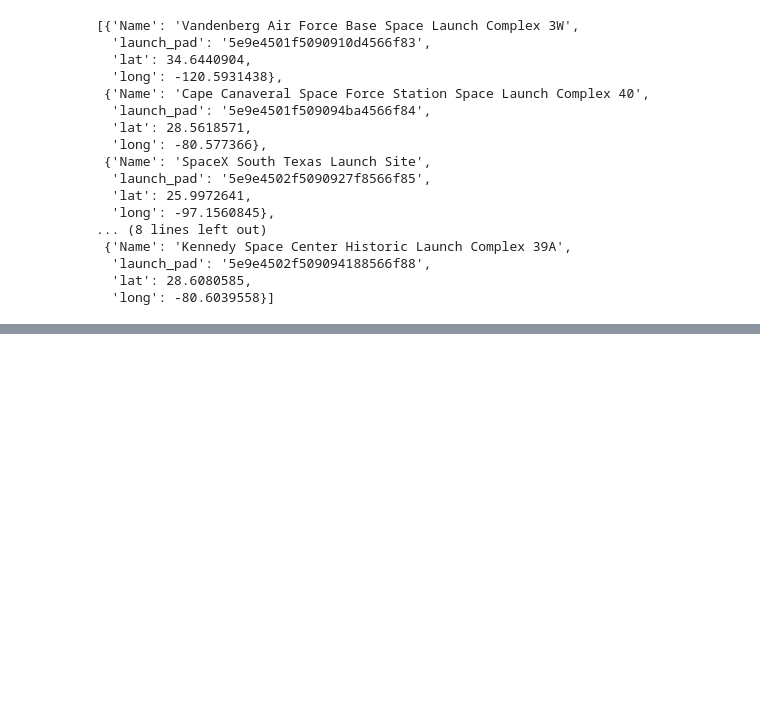
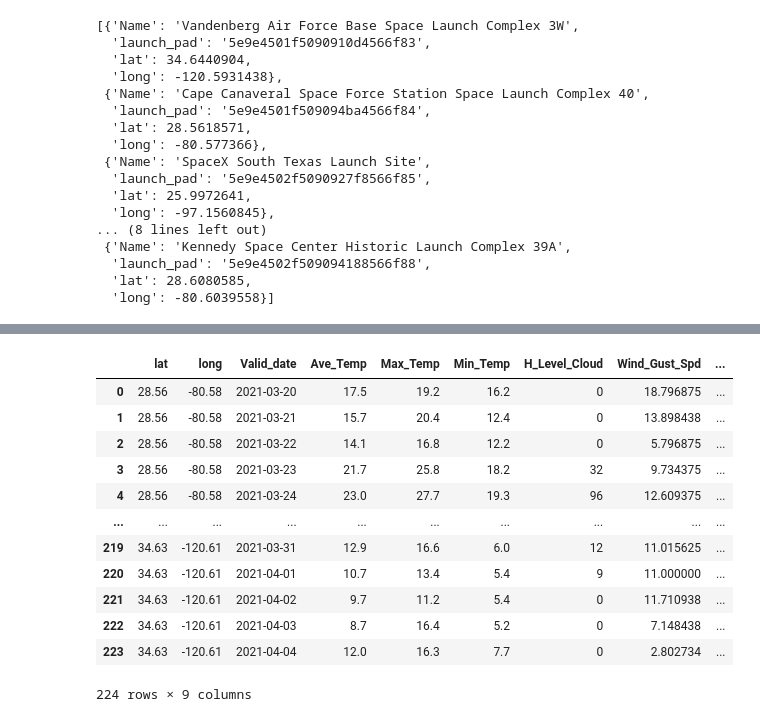
Before and after one commit to briennecole/Space_Project_tempname, a Jupyter notebook: Space_X.ipynb, the cells around one changed output, grey strips where cells are left out. Cells and saved outputs as stored; diff of their text form; code cells hidden in the pictures; blank space fills up the shorter version.

```diff
--- a/Space_X.ipynb
+++ b/Space_X.ipynb
@@ -161,8 +162,14 @@ for index, row in launch_location.iterrows():
 
     for result in address_j["data"]:
         post= {"lat": address_j["lat"],
-              "long":address_j["lon"],
-              "Valid_date":result["valid_date"],}
+               "long":address_j["lon"],
+               "Valid_date":result["valid_date"],
+               "Ave_Temp": result["temp"],
+               "Max_Temp":result["max_temp"],
+               "Min_Temp": result["min_temp"],
+               "H_Level_Cloud":result["clouds_hi"],
+               "Wind_Gust_Spd":result["wind_gust_spd"],
+               "weather_condition":result["weather"]["description"]}
         weather.append(post)
-print(post)
+weather
 # %% [output]
@@ -173,13 +193,17 @@ http://api.weatherbit.io/v2.0/forecast/daily?key=24bb5c9cb97c4a06a04d2a1bba2b75a
-# %%
-weather = []
-#results
-for result in results_b:
-    weather.append({"Valid_date":result["data"]["valid_date"],
-                    "Ave_Temp": result["data"]["temp"],
-                    "Max_Temp":result["data"]["max_temp"],
-                    "Min_Temp": result["data"]["min_temp"],
-                    "H_Level_Cloud":result["data"]["clouds_hi"],
-                    "Wind_Gust_Spd":result["data"]["wind_gust_spd"],
-                    "weather_condition":result["data"]["weather"]["description"],
-                    "Lat":result["lat"],
-                    "Long":result["lon"]})
+# %%
+weather_df=pd.DataFrame(weather)
+weather_df
+# %% [output]
+|  | lat | long | Valid_date | Ave_Temp | Max_Temp | Min_Temp | H_Level_Cloud | Wind_Gust_Spd | ... |
+| 0 | 28.56 | -80.58 | 2021-03-20 | 17.5 | 19.2 | 16.2 | 0 | 18.796875 | ... |
+| 1 | 28.56 | -80.58 | 2021-03-21 | 15.7 | 20.4 | 12.4 | 0 | 13.898438 | ... |
+| 2 | 28.56 | -80.58 | 2021-03-22 | 14.1 | 16.8 | 12.2 | 0 | 5.796875 | ... |
+| 3 | 28.56 | -80.58 | 2021-03-23 | 21.7 | 25.8 | 18.2 | 32 | 9.734375 | ... |
+| 4 | 28.56 | -80.58 | 2021-03-24 | 23.0 | 27.7 | 19.3 | 96 | 12.609375 | ... |
+| ... | ... | ... | ... | ... | ... | ... | ... | ... | ... |
+| 219 | 34.63 | -120.61 | 2021-03-31 | 12.9 | 16.6 | 6.0 | 12 | 11.015625 | ... |
+| 220 | 34.63 | -120.61 | 2021-04-01 | 10.7 | 13.4 | 5.4 | 9 | 11.000000 | ... |
+| 221 | 34.63 | -120.61 | 2021-04-02 | 9.7 | 11.2 | 5.4 | 0 | 11.710938 | ... |
+| 222 | 34.63 | -120.61 | 2021-04-03 | 8.7 | 16.4 | 5.2 | 0 | 7.148438 | ... |
+| 223 | 34.63 | -120.61 | 2021-04-04 | 12.0 | 16.3 | 7.7 | 0 | 2.802734 | ... |
+224 rows × 9 columns
```
Also changed, not shown: parts of 8 cells of this notebook.
